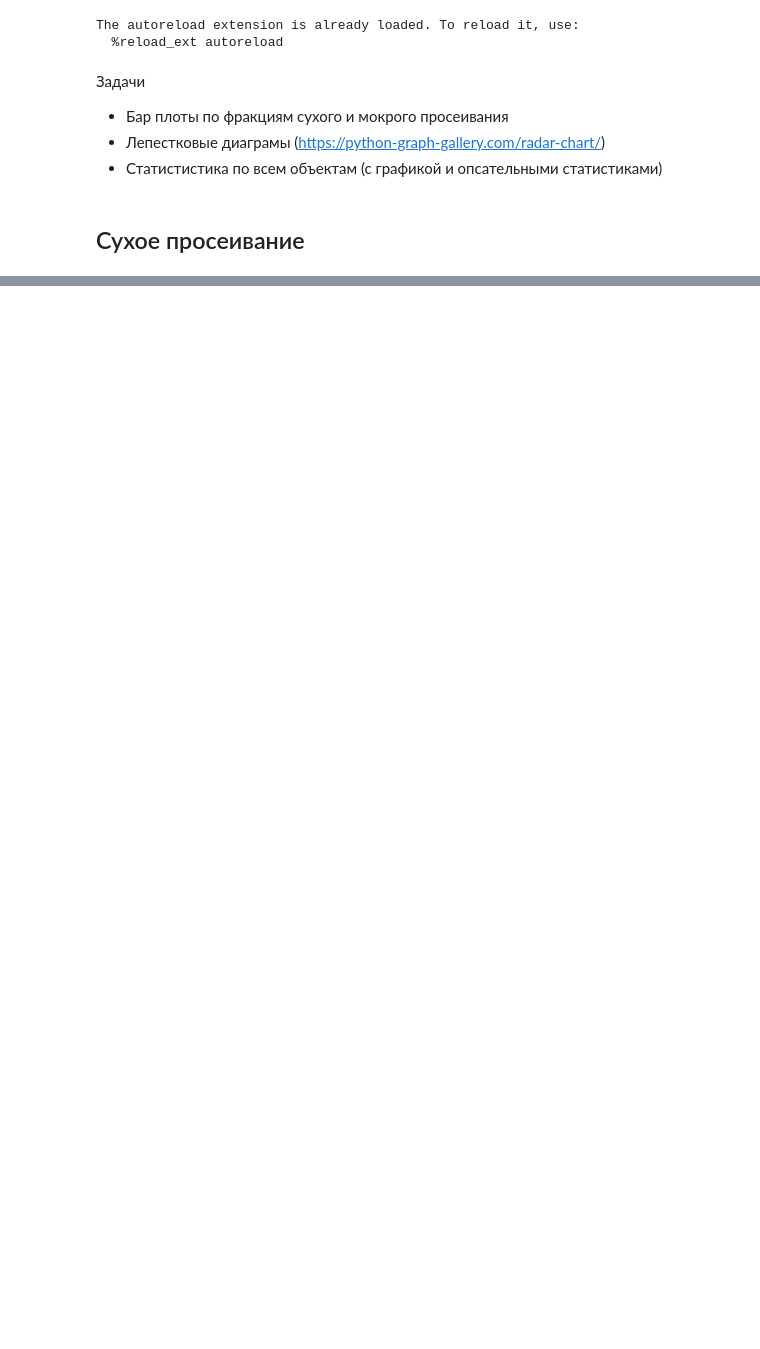
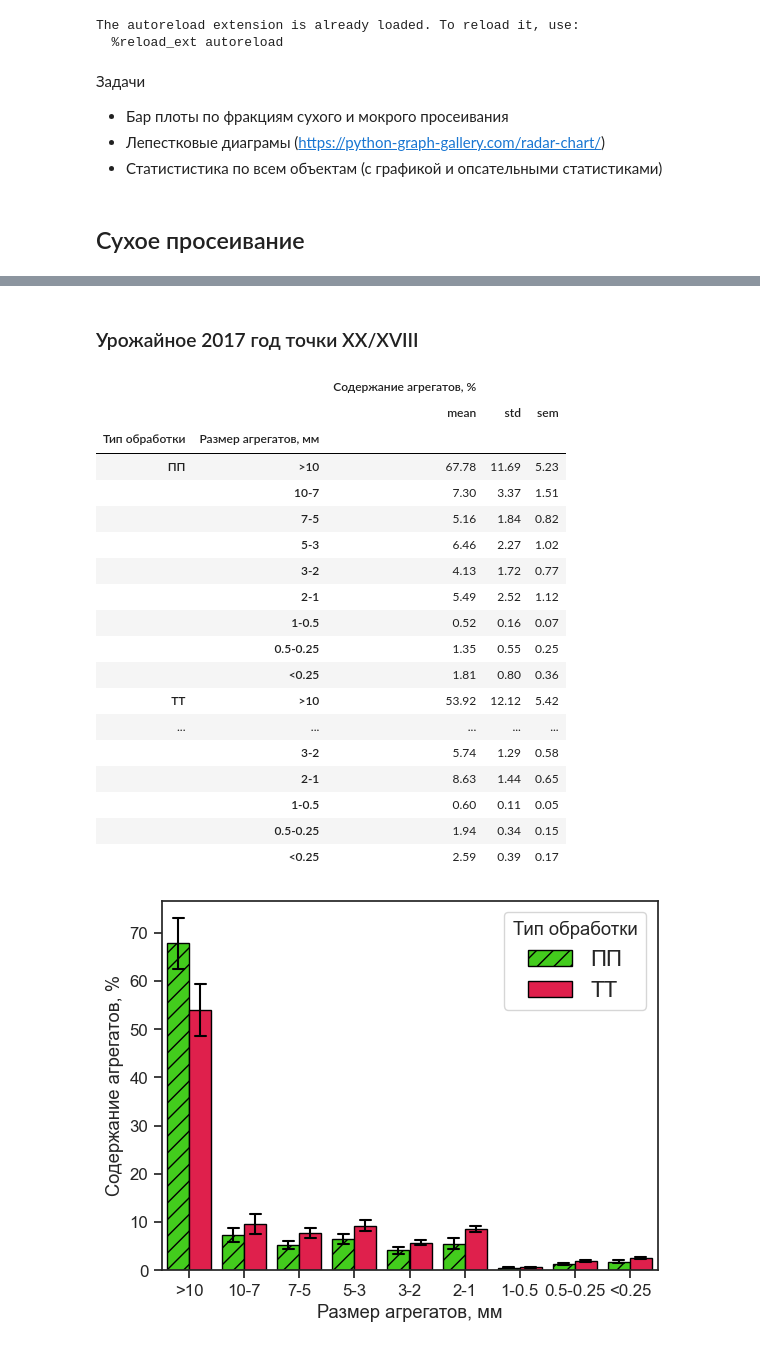
Before and after one commit to hukitoc94/uroshaynoe, a Jupyter notebook: agrophysics.ipynb, the cells around one changed output, grey strips where cells are left out. Saved outputs shown, nothing was run; the diff lists cells and outputs as text; code cells hidden in the pictures; blank space fills up the shorter version.

```diff
--- a/agrophysics.ipynb
+++ b/agrophysics.ipynb
@@ -318,0 +70,33 @@ stats
+# %% [markdown]
+### Урожайное 2017 год точки XX/XVIII
+# %%
+suhoe_uroshaynoe_2017 = suhoe[
+    (suhoe["region"] == 'урожайное') &
+    (suhoe["Год"] == 2017) &
+    suhoe['GPS №'].isin(['XX', 'XVIII'])
+    ]
+
+
+plot,rp_plot, stats = suhoe_stats_barplot(suhoe_uroshaynoe_2017)
+stats
+# %% [output]
+|  |  | Содержание агрегатов, % |  |  |
+|  |  | mean | std | sem |
+| Тип обработки | Размер агрегатов, мм |  |  |  |
+| ПП | >10 | 67.78 | 11.69 | 5.23 |
+|  | 10-7 | 7.30 | 3.37 | 1.51 |
+|  | 7-5 | 5.16 | 1.84 | 0.82 |
+|  | 5-3 | 6.46 | 2.27 | 1.02 |
+|  | 3-2 | 4.13 | 1.72 | 0.77 |
+|  | 2-1 | 5.49 | 2.52 | 1.12 |
+|  | 1-0.5 | 0.52 | 0.16 | 0.07 |
+|  | 0.5-0.25 | 1.35 | 0.55 | 0.25 |
+|  | <0.25 | 1.81 | 0.80 | 0.36 |
+| ТТ | >10 | 53.92 | 12.12 | 5.42 |
+| ... | ... | ... | ... | ... |
+|  | 3-2 | 5.74 | 1.29 | 0.58 |
+|  | 2-1 | 8.63 | 1.44 | 0.65 |
+|  | 1-0.5 | 0.60 | 0.11 | 0.05 |
+|  | 0.5-0.25 | 1.94 | 0.34 | 0.15 |
+|  | <0.25 | 2.59 | 0.39 | 0.17 |
+[figure, added]
```
Also changed, not shown: parts of 34 cells of this notebook, 2 other files.
